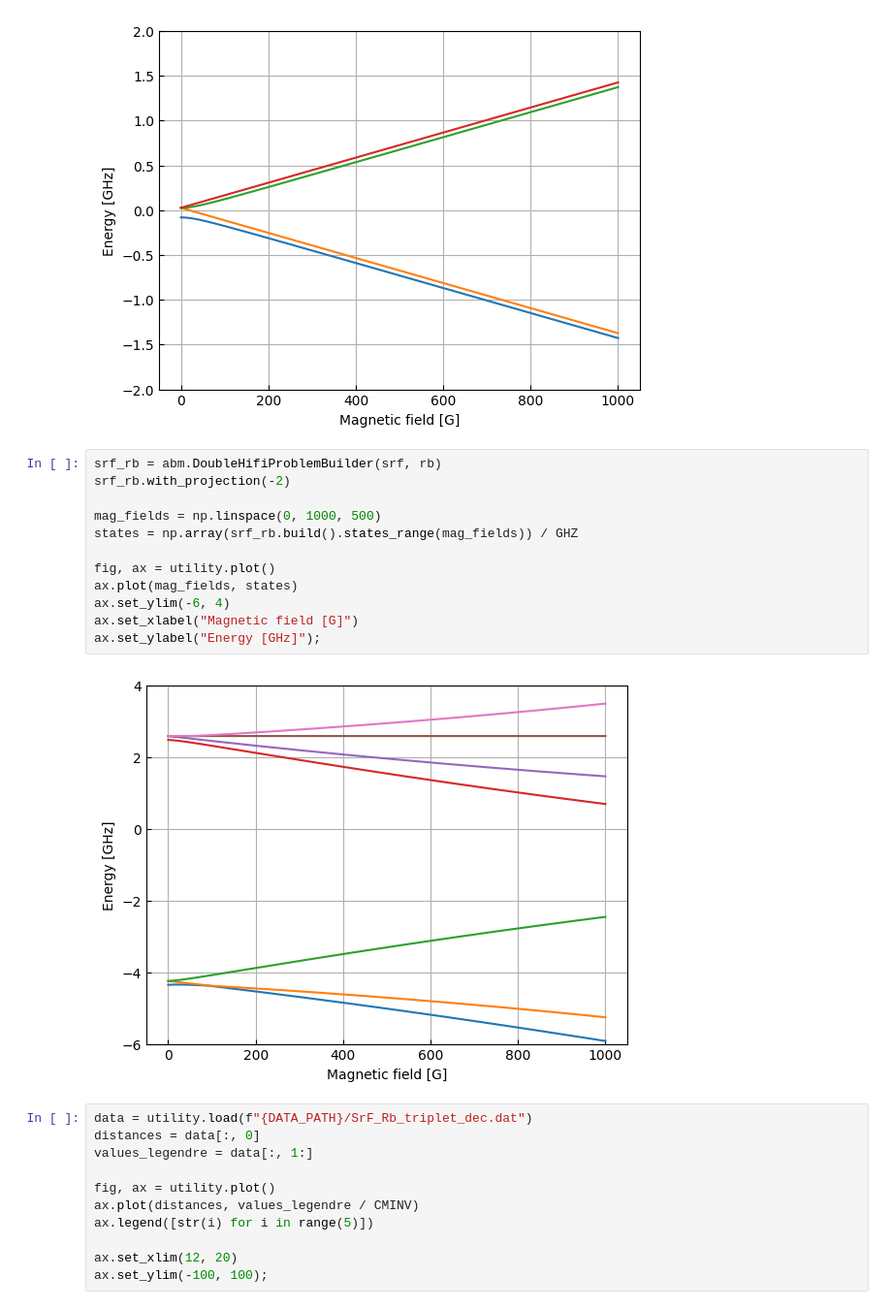
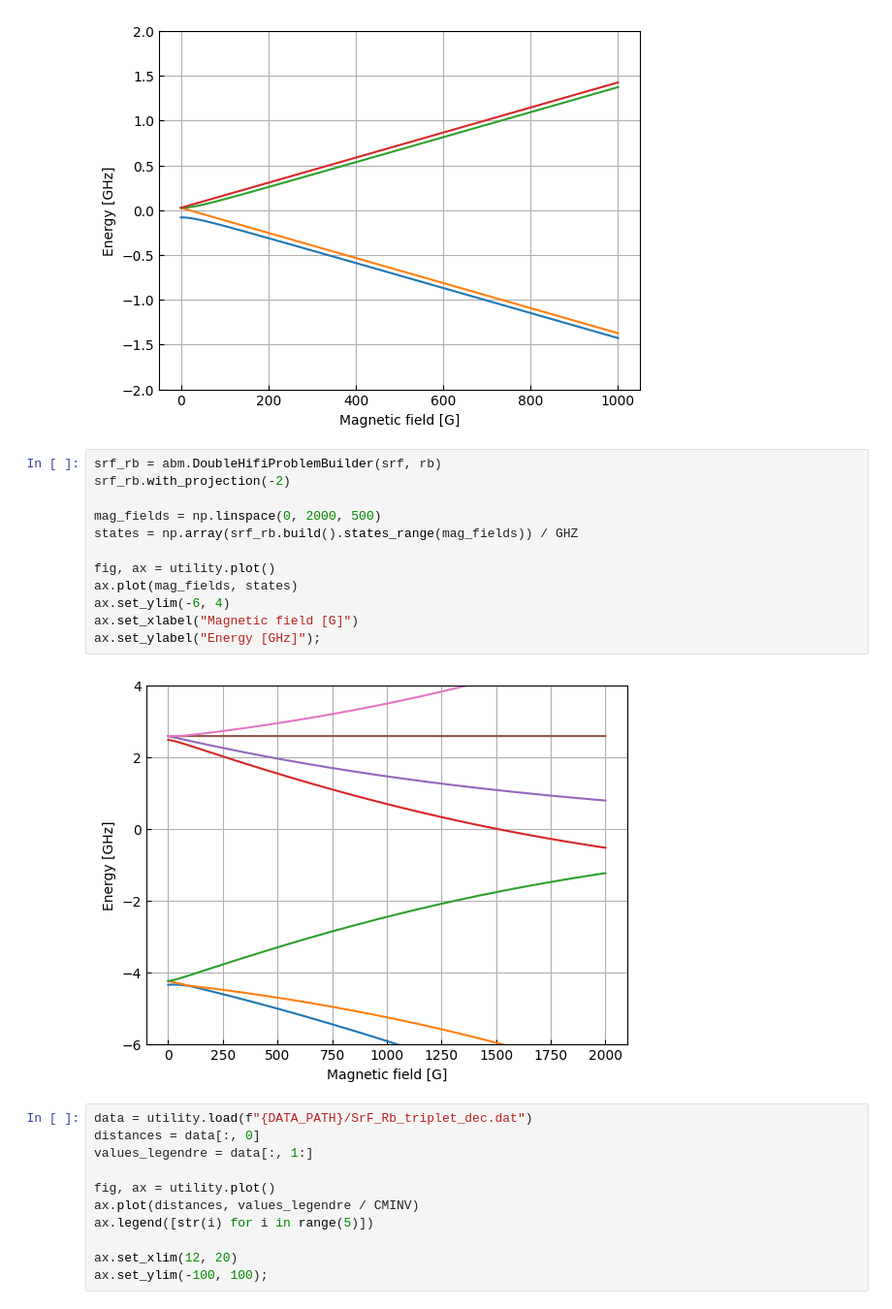
Before and after one commit to Wleter/quantum-rs, a Jupyter notebook: scattering-problems/analysis/srf_rb_analysis.ipynb, the cells around one changed output. Shown at 97% size. Cells and saved outputs as stored; diff of their text form.

```diff
--- a/scattering-problems/analysis/srf_rb_analysis.ipynb
+++ b/scattering-problems/analysis/srf_rb_analysis.ipynb
@@ -40,17 +41,17 @@ ax.set_ylabel("Energy [GHz]");
 # %%
 srf_rb = abm.DoubleHifiProblemBuilder(srf, rb)
 srf_rb.with_projection(-2)
 
-mag_fields = np.linspace(0, 1000, 500)
+mag_fields = np.linspace(0, 2000, 500)
 states = np.array(srf_rb.build().states_range(mag_fields)) / GHZ
 
 fig, ax = utility.plot()
 ax.plot(mag_fields, states)
 ax.set_ylim(-6, 4)
 ax.set_xlabel("Magnetic field [G]")
 ax.set_ylabel("Energy [GHz]");
 # %% [output]
-[figure, old version]
+[figure, new version]
 # %%
 data = utility.load(f"{DATA_PATH}/SrF_Rb_triplet_dec.dat")
 distances = data[:, 0]
```
Also changed, not shown: parts of 4 cells of this notebook, 8 other files.
